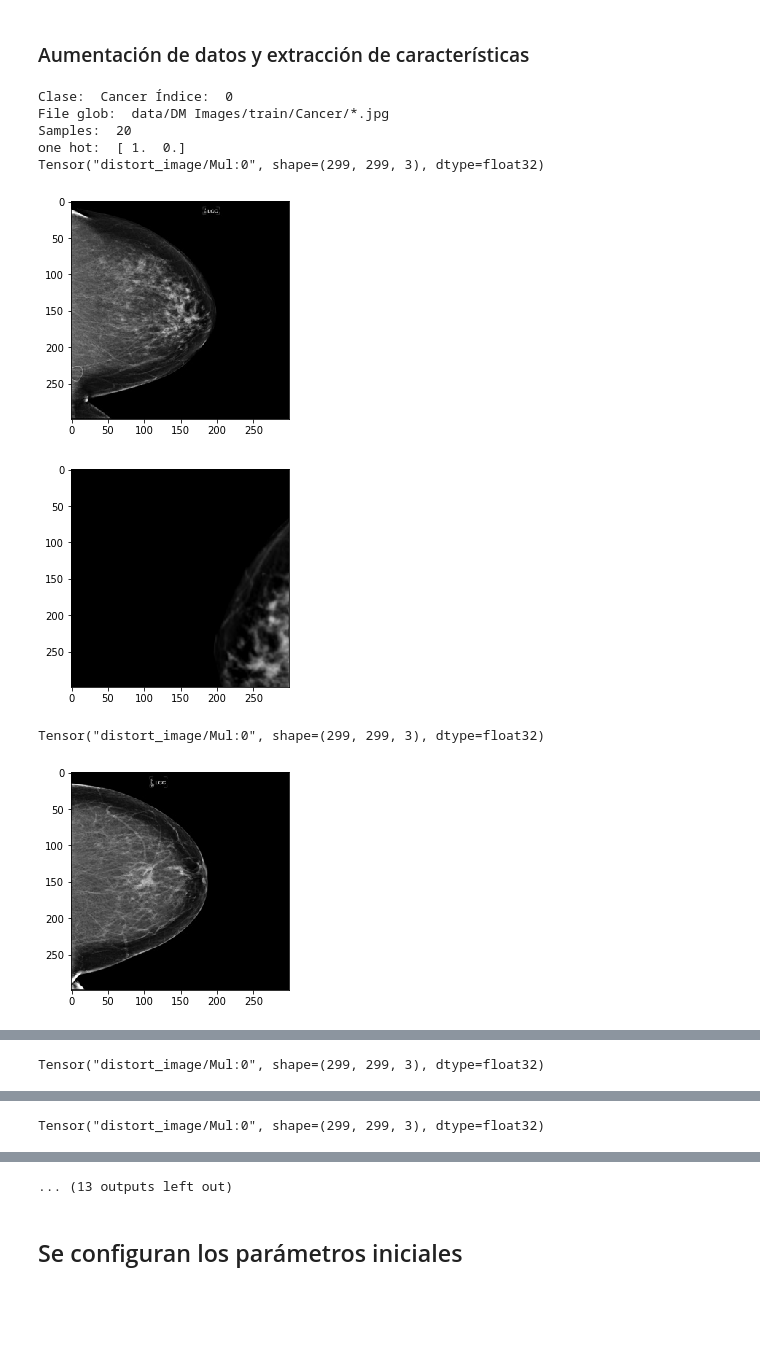
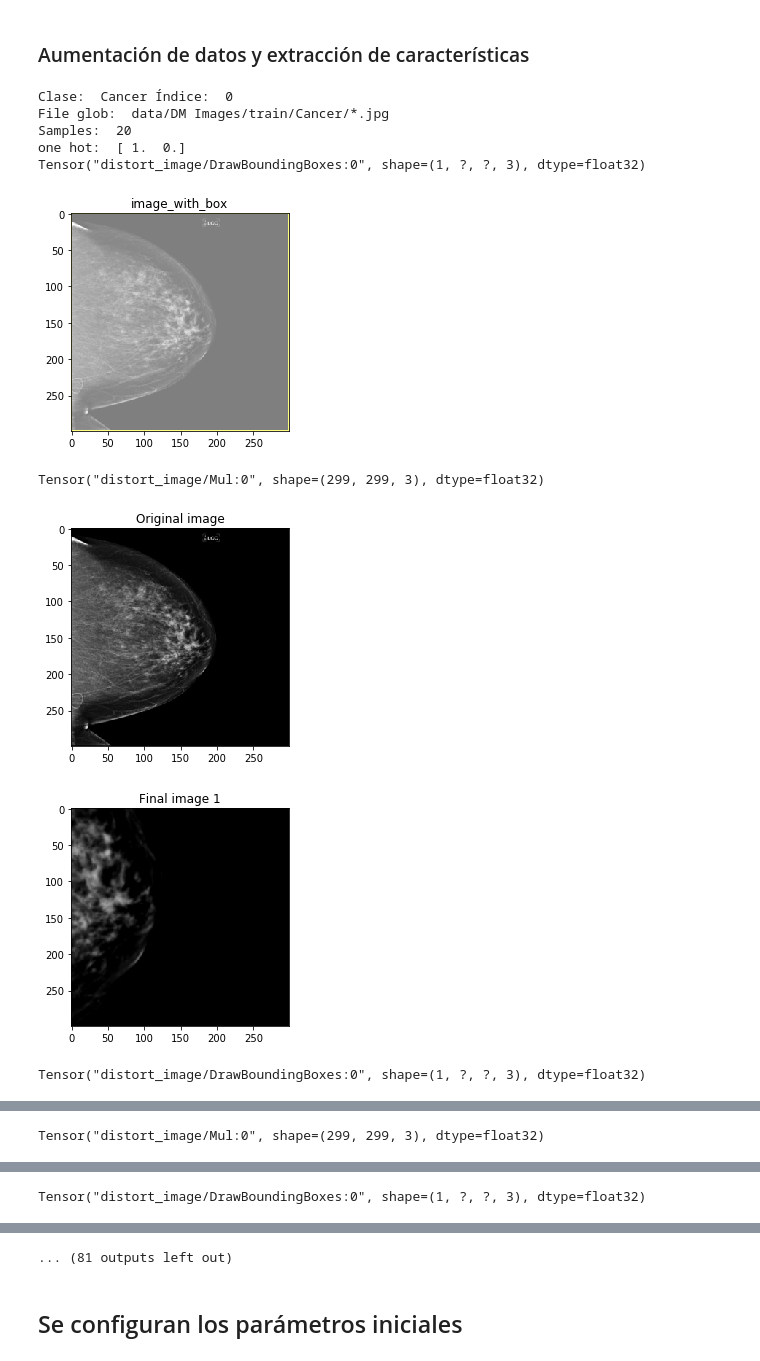
Before and after one commit to chrifer7/inf659-inception, a Jupyter notebook: transfer_learning/dm-challenge.ipynb, the cells around one changed output, grey strips where cells are left out. Cells and saved outputs as stored; diff of their text form; code cells hidden in the pictures; blank space fills up the shorter version.

Commit message:
Data augmentation fase 3: augmentation accomplished

```diff
--- a/transfer_learning/dm-challenge.ipynb
+++ b/transfer_learning/dm-challenge.ipynb
@@ -212,8 +212,18 @@ def preprocess_for_train(image, height, width, bbox,
       image = tf.image.convert_image_dtype(image, dtype=tf.float32)
     # Each bounding box has shape [1, num_boxes, box coords] and
     # the coordinates are ordered [ymin, xmin, ymax, xmax].
-    image_with_box = tf.image.draw_bounding_boxes(tf.expand_dims(image, 0),
-                                                  bbox)
+    image_with_box = tf.image.draw_bounding_boxes(tf.expand_dims(image, 0), bbox)
+
+    #print(image_with_box)
+    with tf.Session() as sess:
+        im = sess.run(image_with_box)[0]
+        #print(im)
+        im = (im * 128 + 128) / 256
+        plt.imshow(im)
+        plt.title("image_with_box")
+        plt.show()
+
+
     tf.summary.image('image_with_bounding_boxes', image_with_box)
 
     distorted_image, distorted_bbox = distorted_bounding_box_crop(image, bbox)
@@ -372,17 +382,18 @@ def getvector(imagedir, is_training = False, image_type = 'jpg'):
             init_fn(sess)
             np_image, vector = sess.run([image, vector])
 
+            #Plotea la imagen original
             plt.imshow(np_image)
+            plt.title("Original image")
             plt.show()
+
+            #Plotea la imagen procesada
             im = sess.run(processed_image)
-            #print(im)
             im = (im * 128 + 128) / 256
             #print(im)
             plt.imshow(im)
-            #plt.imshow(im, cmap = 'gray')
+            plt.title("Final image 1")
             plt.show()
-            #img = processed_image.eval()
-            #Image.fromarray(np.asarray(img)).show()
 
         a = np.asarray([x for xs in vector for xss in xs for xsss in xss for x in xsss])
         np.reshape(a, (1, 2048))
@@ -394,6 +405,7 @@ def getvector(imagedir, is_training = False, image_type = 'jpg'):
 #Procesamiento
 data_inputs = []
 data_labels = []
+factor_data_augmentation = 10
 
 # Checking if the 2048-dimensional vector representations of the training images are already available
 if os.path.isfile('./data/DM Images/data_inputs.txt') and os.path.isfile('./data/DM Images/data_labels.txt'):
@@ -431,38 +443,40 @@ else:
             #bar = Bar('Inception-V3 is processing images:', max=300)
             #bar = Bar('Inception-V3 is processing images:', max=len(file_list))
 
             one_hot_row = np.zeros(n_classes)
             one_hot_row[i_class] = 1
             print('one hot: ', one_hot_row)
 
             pbar = tqdm(total=len(file_list))
             pbar.set_description("Inception-V3 is processing %i samples" % len(file_list))
             for file_name in file_list:
                 #tqdm.write("Processing:  %s" % file_name)
-                #Extrae características
-                data_inputs.append(getvector(file_name, True, 'jpg'))
-                data_labels.append(one_hot_row)
+                #Aumentación de datos y extracción de características
+                for i in range(factor_data_augmentation):
+                    data_inputs.append(getvector(file_name, True, 'jpg'))
+                    data_labels.append(one_hot_row)
 
                 #bar.next()
                 pbar.update(1)
             i_class = i_class + 1
             pbar.close()
     #bar.finish()
 
     os.environ['TF_CPP_MIN_LOG_LEVEL'] = '0'
     tf.logging.set_verbosity(tf.logging.DEBUG)
 
     #np.savetxt('data/DM Images/data_inputs.txt', data_inputs)
     #np.savetxt('data/DM Images/data_labels.txt', data_labels)
 
     print('Datos grabados en un archivo.')
 # %% [output]
 Clase:  Cancer Índice:  0
 File glob:  data/DM Images/train/Cancer/*.jpg
 Samples:  20
 one hot:  [ 1.  0.]
-Tensor("distort_image/Mul:0", shape=(299, 299, 3), dtype=float32)
+Tensor("distort_image/DrawBoundingBoxes:0", shape=(1, ?, ?, 3), dtype=float32)
-[figure, old version]
+[figure, new version]
+Tensor("distort_image/Mul:0", shape=(299, 299, 3), dtype=float32)
-[figure, old version]
+[figure, new version]
-Tensor("distort_image/Mul:0", shape=(299, 299, 3), dtype=float32)
-[figure, old version]
+[figure, new version]
+Tensor("distort_image/DrawBoundingBoxes:0", shape=(1, ?, ?, 3), dtype=float32)
@@ -470 +484 @@ Tensor("distort_image/Mul:0", shape=(299, 299, 3), dtype=float32)
-Tensor("distort_image/Mul:0", shape=(299, 299, 3), dtype=float32)
+Tensor("distort_image/Mul:0", shape=(299, 299, 3), dtype=float32)
@@ -473 +487 @@ Tensor("distort_image/Mul:0", shape=(299, 299, 3), dtype=float32)
-Tensor("distort_image/Mul:0", shape=(299, 299, 3), dtype=float32)
+Tensor("distort_image/DrawBoundingBoxes:0", shape=(1, ?, ?, 3), dtype=float32)
@@ -476,4 +489,4 @@ Tensor("distort_image/Mul:0", shape=(299, 299, 3), dtype=float32)
-... (13 outputs left out)
+... (81 outputs left out)
 # %% [markdown]
 ## Se configuran los parámetros iniciales
 # %%
```
Also changed, not shown: parts of 4 cells of this notebook, 3 other files.
